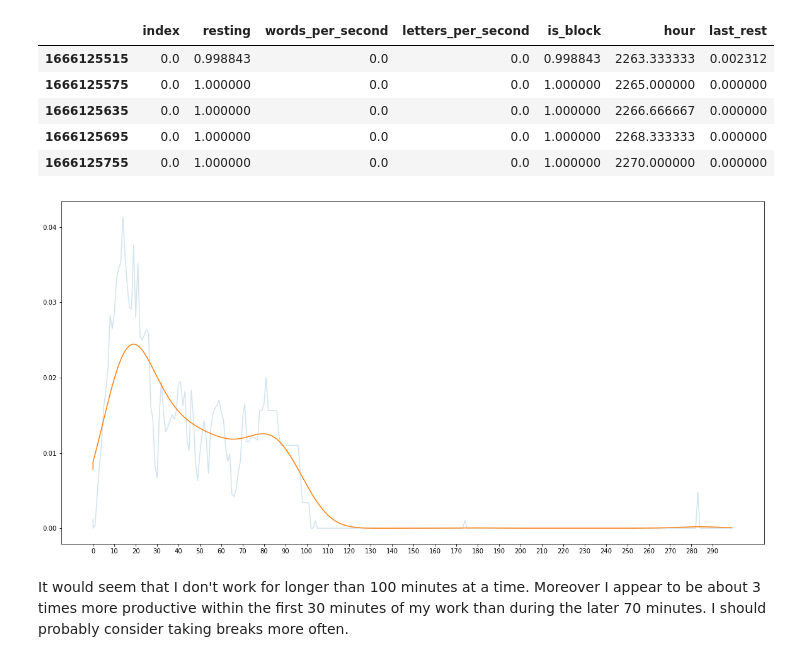
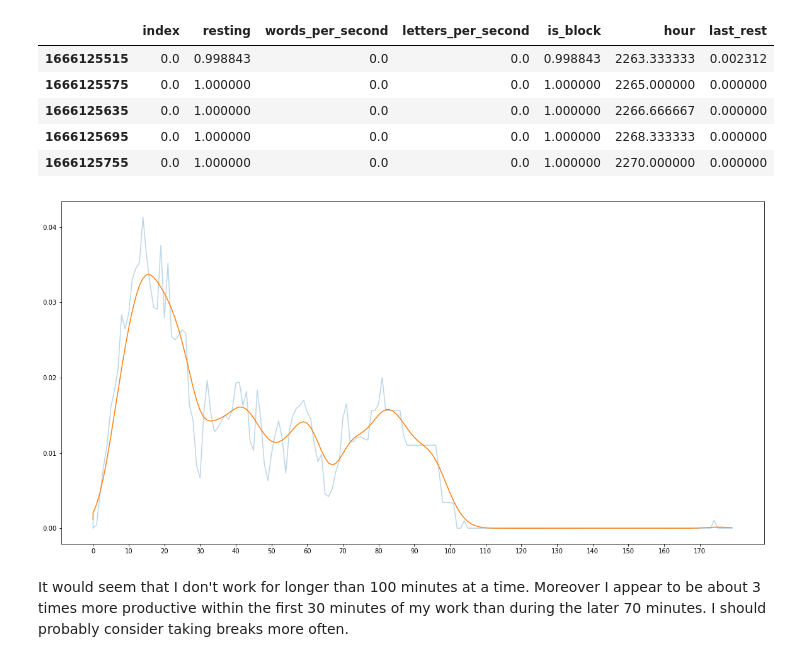
Before and after one commit to janskorupski/selfTracking, a Jupyter notebook: Example of usage.ipynb, the cells around one changed output. Saved outputs shown, nothing was run; the diff lists cells and outputs as text; code cells hidden in the pictures.

Commit message:
more detailed description and making the plots prettier

```diff
--- a/Example of usage.ipynb
+++ b/Example of usage.ipynb
@@ -184,19 +187,19 @@ data.head()
 | 1666125695 | 0.0 | 1.000000 | 0.0 | 0.0 | 1.000000 | 2268.333333 | 0.000000 |
 | 1666125755 | 0.0 | 1.000000 | 0.0 | 0.0 | 1.000000 | 2270.000000 | 0.000000 |
 # %%
-rest_data = data[data.last_rest < 60*5].groupby("last_rest").mean()
+rest_data = data[data.last_rest < 60*3].groupby("last_rest").mean()
 # %%
 fig, ax = plt.subplots()
 
-kernel = [ stat.norm.pdf(i*0.1)*0.1 for i in range(-30,30)]
+kernel = [ stat.norm.pdf(i*0.1,0,0.3)*0.1 for i in range(-30,30)]
 smoothed_words = np.convolve( rest_data.words_per_second , kernel , "same" )
 
 fig.set_size_inches(20,10)
-ax.plot( rest_data.index , rest_data.words_per_second, alpha = 0.2)
+ax.plot( rest_data.index , rest_data.words_per_second, alpha = 0.3)
 ax.plot( rest_data.index , smoothed_words )
 
-ax.set_xticks( [ i*10 for i in range(30) ] );
+ax.set_xticks( [ i*10 for i in range(18) ] );
 # %% [output]
-[figure, old version]
+[figure, new version]
 # %% [markdown]
 It would seem that I don't work for longer than 100 minutes at a time. Moreover I appear to be about 3 times more productive within the first 30 minutes of my work than during the later 70 minutes. I should probably consider taking breaks more often.
```
Also changed, not shown: parts of 3 cells of this notebook.
